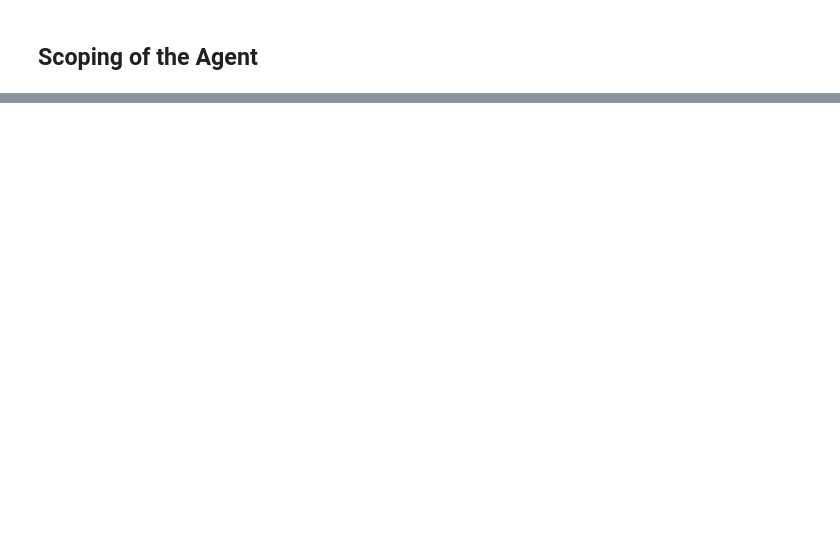
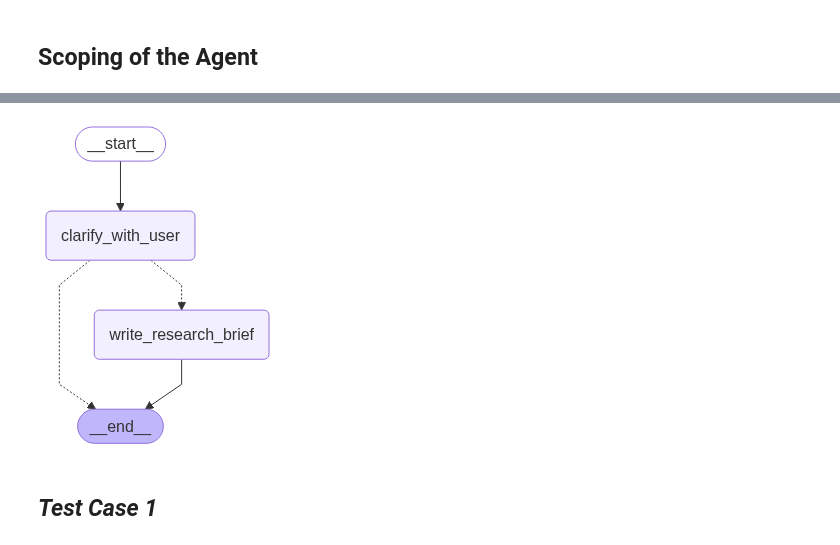
Before and after one commit to MDalamin5/Build-your-Own-Deep-Research-Agent-Form-Scratch-by-LangGraph, a Jupyter notebook: Module-2-Scoping/1_scoping.ipynb, the cells around one changed output, grey strips where cells are left out. Drawn from its saved outputs; the diff is of its cells as text; code cells hidden in the pictures; blank space fills up the shorter version.

Commit message:
build the scoping part of the deep reserach agent and test case are passed

```diff
--- a/Module-2-Scoping/1_scoping.ipynb
+++ b/Module-2-Scoping/1_scoping.ipynb
@@ -29,0 +227,13 @@ show_prompt(clarify_with_user_instructions, "Clarify with_user_Instructions Prom
+# %%
+scope_research# Compile with in-memory checkpointer to test in notebook
+from IPython.display import Image, display
+from langgraph.checkpoint.memory import InMemorySaver
+# from deep_research_from_scratch.research_agent_scope import deep_researcher_builder
+
+checkpointer = InMemorySaver()
+scope = deep_researcher_builder.compile(checkpointer=checkpointer)
+display(Image(scope.get_graph(xray=True).draw_mermaid_png()))
+# %% [output]
+[figure, added]
+# %% [markdown]
+## ***Test Case 1***
```
Also changed, not shown: parts of 10 cells of this notebook, 5 other files.
